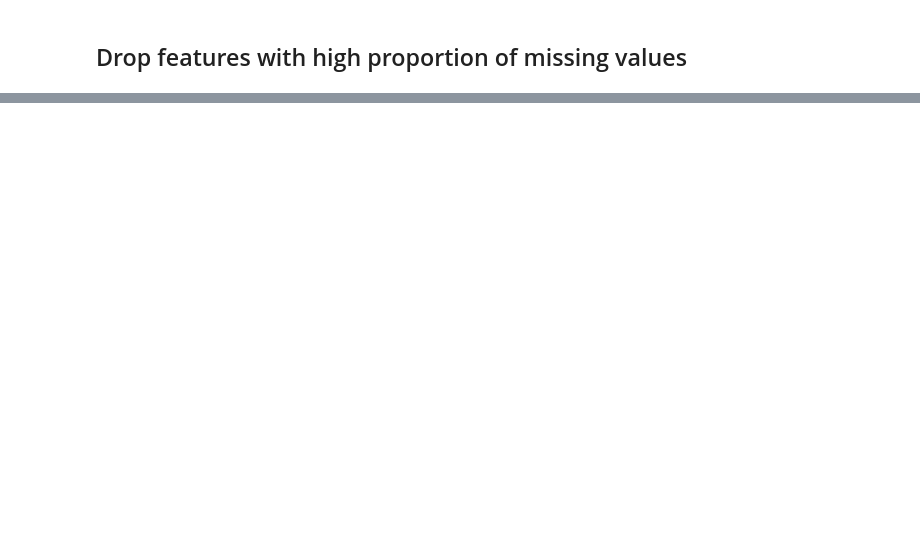
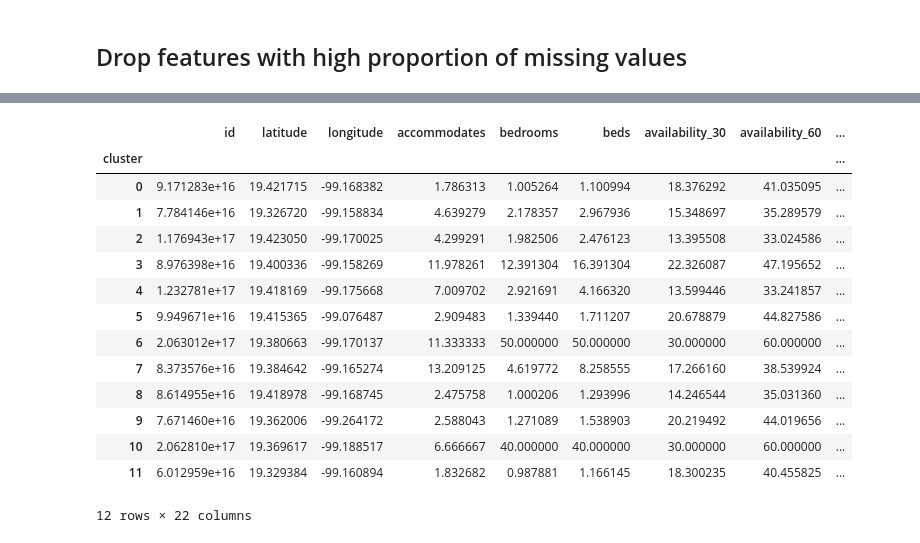
Before and after one commit to pezpet/airbnb-cdmx, a Jupyter notebook: cleaning_EDA.ipynb, the cells around one changed output, grey strips where cells are left out. Cells and saved outputs as stored; diff of their text form; code cells hidden in the pictures; blank space fills up the shorter version.

```diff
--- a/cleaning_EDA.ipynb
+++ b/cleaning_EDA.ipynb
@@ -423,0 +369,18 @@ Index(['latitude', 'longitude', 'room_type', 'accommodates', 'bedrooms',
+# %%
+june.groupby('cluster').mean()
+# %% [output]
+|  | id | latitude | longitude | accommodates | bedrooms | beds | availability_30 | availability_60 | ... |
+| cluster |  |  |  |  |  |  |  |  | ... |
+| 0 | 9.171283e+16 | 19.421715 | -99.168382 | 1.786313 | 1.005264 | 1.100994 | 18.376292 | 41.035095 | ... |
+| 1 | 7.784146e+16 | 19.326720 | -99.158834 | 4.639279 | 2.178357 | 2.967936 | 15.348697 | 35.289579 | ... |
+| 2 | 1.176943e+17 | 19.423050 | -99.170025 | 4.299291 | 1.982506 | 2.476123 | 13.395508 | 33.024586 | ... |
+| 3 | 8.976398e+16 | 19.400336 | -99.158269 | 11.978261 | 12.391304 | 16.391304 | 22.326087 | 47.195652 | ... |
+| 4 | 1.232781e+17 | 19.418169 | -99.175668 | 7.009702 | 2.921691 | 4.166320 | 13.599446 | 33.241857 | ... |
+| 5 | 9.949671e+16 | 19.415365 | -99.076487 | 2.909483 | 1.339440 | 1.711207 | 20.678879 | 44.827586 | ... |
+| 6 | 2.063012e+17 | 19.380663 | -99.170137 | 11.333333 | 50.000000 | 50.000000 | 30.000000 | 60.000000 | ... |
+| 7 | 8.373576e+16 | 19.384642 | -99.165274 | 13.209125 | 4.619772 | 8.258555 | 17.266160 | 38.539924 | ... |
+| 8 | 8.614955e+16 | 19.418978 | -99.168745 | 2.475758 | 1.000206 | 1.293996 | 14.246544 | 35.031360 | ... |
+| 9 | 7.671460e+16 | 19.362006 | -99.264172 | 2.588043 | 1.271089 | 1.538903 | 20.219492 | 44.019656 | ... |
+| 10 | 2.062810e+17 | 19.369617 | -99.188517 | 6.666667 | 40.000000 | 40.000000 | 30.000000 | 60.000000 | ... |
+| 11 | 6.012959e+16 | 19.329384 | -99.160894 | 1.832682 | 0.987881 | 1.166145 | 18.300235 | 40.455825 | ... |
+12 rows × 22 columns
```
Also changed, not shown: parts of 27 cells of this notebook.
